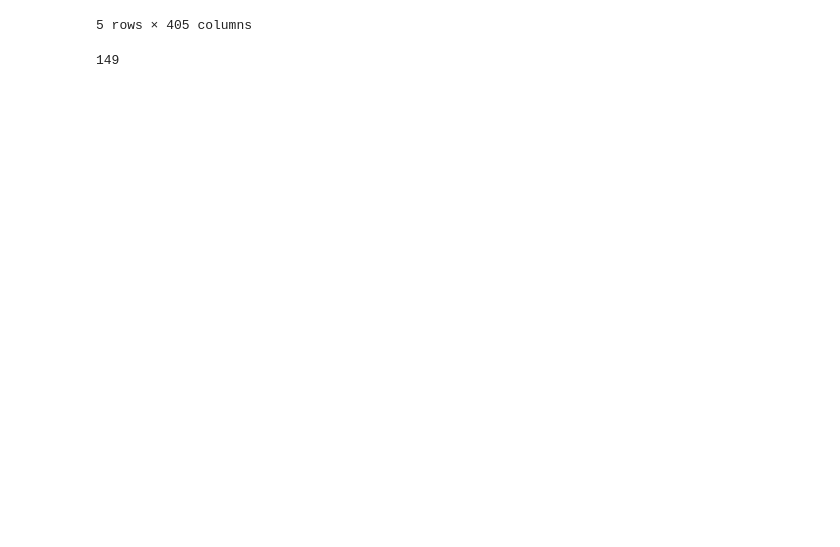
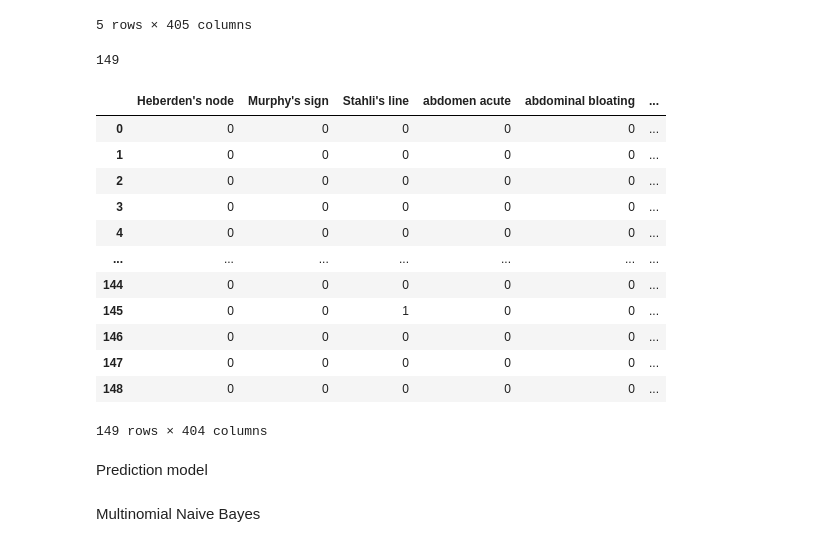
Before and after one commit to khushbooekhande/DrugRecommendationSystem, a Jupyter notebook: DiseasePrediction.ipynb, the cells around one changed output. Cells and saved outputs as stored; diff of their text form; code cells hidden in the pictures; blank space fills up the shorter version.

```diff
--- a/DiseasePrediction.ipynb
+++ b/DiseasePrediction.ipynb
@@ -62,7 +62,7 @@ with open("drive/My Drive/255_Project/DataSet/New_Dataset/Symptoms_clean.csv","w
             writer.writerow([key,v,disease_symptom_count[key]])
 # %%
 columns = ['Disease', 'Symptoms', 'Count']
-data_clean = pd.read_csv("drive/My Drive/255_Project/DataSet/New_Dataset/Symptoms_clean.csv", names = columns, encoding ="ISO-8859-1")
+data_clean = pd.read_csv("/content/drive/My Drive/Symptoms_clean.csv", names = columns, encoding ="ISO-8859-1")
 # %%
 data_clean.head()
 # %% [output]
@@ -162,3 +162,21 @@ df_pivoted.to_csv("drive/My Drive/255_Project/DataSet/New_Dataset/Symptoms_encod
 # %%
 x = df_pivoted[cols]
 y = df_pivoted['Disease']
+# %%
+x
+# %% [output]
+|  | Heberden's node | Murphy's sign | Stahli's line | abdomen acute | abdominal bloating | ... |
+| 0 | 0 | 0 | 0 | 0 | 0 | ... |
+| 1 | 0 | 0 | 0 | 0 | 0 | ... |
+| 2 | 0 | 0 | 0 | 0 | 0 | ... |
+| 3 | 0 | 0 | 0 | 0 | 0 | ... |
+| 4 | 0 | 0 | 0 | 0 | 0 | ... |
+| ... | ... | ... | ... | ... | ... | ... |
+| 144 | 0 | 0 | 0 | 0 | 0 | ... |
+| 145 | 0 | 0 | 1 | 0 | 0 | ... |
+| 146 | 0 | 0 | 0 | 0 | 0 | ... |
+| 147 | 0 | 0 | 0 | 0 | 0 | ... |
+| 148 | 0 | 0 | 0 | 0 | 0 | ... |
+149 rows × 404 columns
+# %% [markdown]
+Prediction model
@@ -164,0 +187,2 @@ y = df_pivoted['Disease']
+# %% [markdown]
+Multinomial Naive Bayes
```
Also changed, not shown: parts of 14 cells of this notebook.
